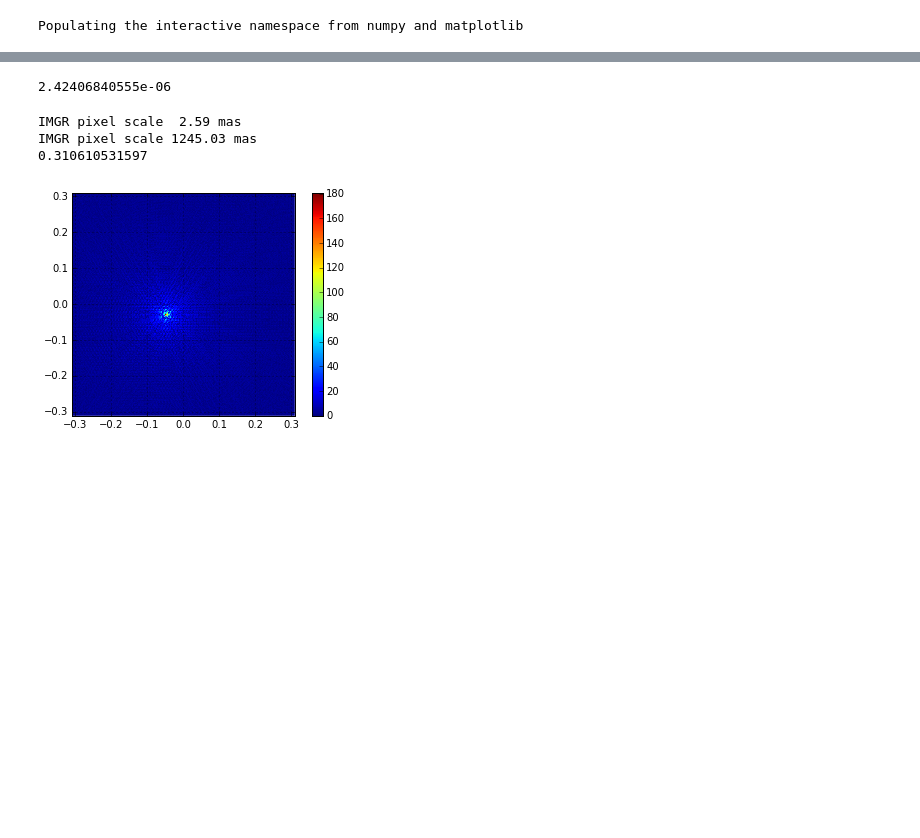
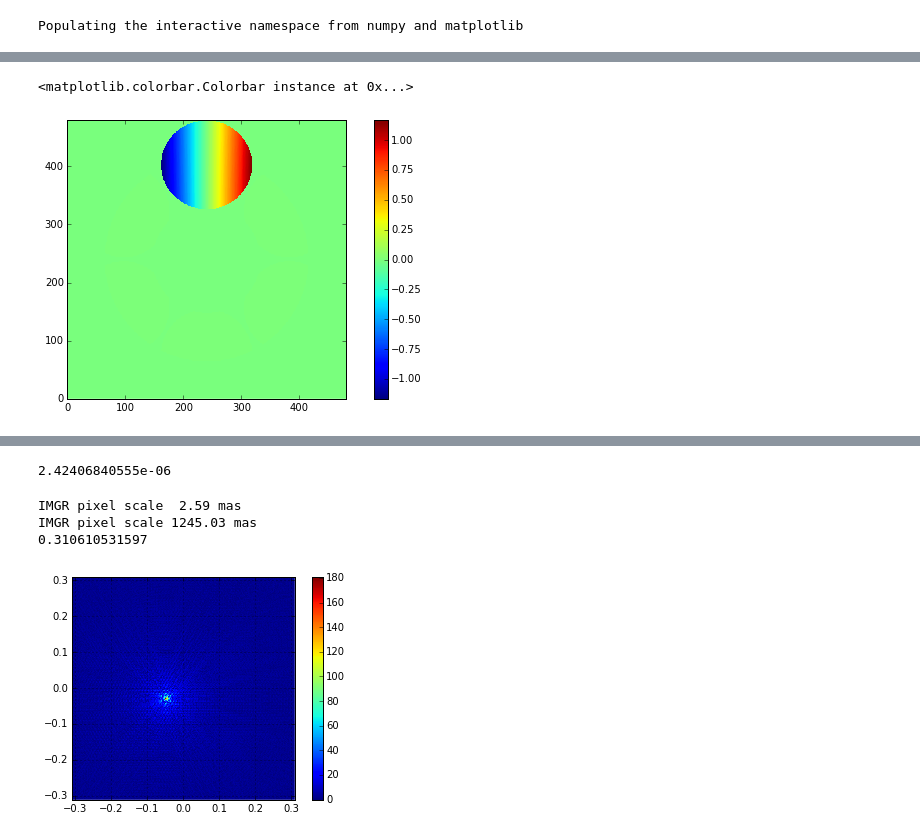
Before and after one commit to rconan/CEO, a Jupyter notebook: rayTracing/GMT-M1-Global-Tip-Tilt.ipynb, the cells around one changed output, grey strips where cells are left out. Saved outputs shown, nothing was run; the diff lists cells and outputs as text; code cells hidden in the pictures; blank space fills up the shorter version.

```diff
--- a/rayTracing/GMT-M1-Global-Tip-Tilt.ipynb
+++ b/rayTracing/GMT-M1-Global-Tip-Tilt.ipynb
@@ -76,18 +92,21 @@ colorbar()
 # %%
 src.reset()
 M1.reset()
 M2.reset()
-x_tt = -0.03
-y_tt = 0.05
+x_tt = 0.0
+y_tt = 0.03
 c = math.pi/180/3600.0
-M1.update(origin=[0,0,0],euler_angles=[x_tt*c,y_tt*c,0],idx=7)
+M1.update(origin=[0,0,0],euler_angles=[x_tt*c,y_tt*c,0],idx=1)
 optical_system(res.x,sphere_radius)
 opl_loc = src.rays.optical_path_length.host()*1e6
 opd_loc = src.rays.optical_path_difference.host()*1e6
 fig, ax2 = subplots(ncols=1)
 fig.set_size_inches(10,5)
 h2 = ax2.imshow(np.reshape(opd_loc,(nPx,nPx)),interpolation='none',origin='lower')
 colorbar(h2)
+# %% [output]
+<matplotlib.colorbar.Colorbar instance at 0x...>
+[figure, added]
 # %%
 src.reset()
 M1.reset()
```
Also changed, not shown: parts of 6 cells of this notebook, 2 other files.
